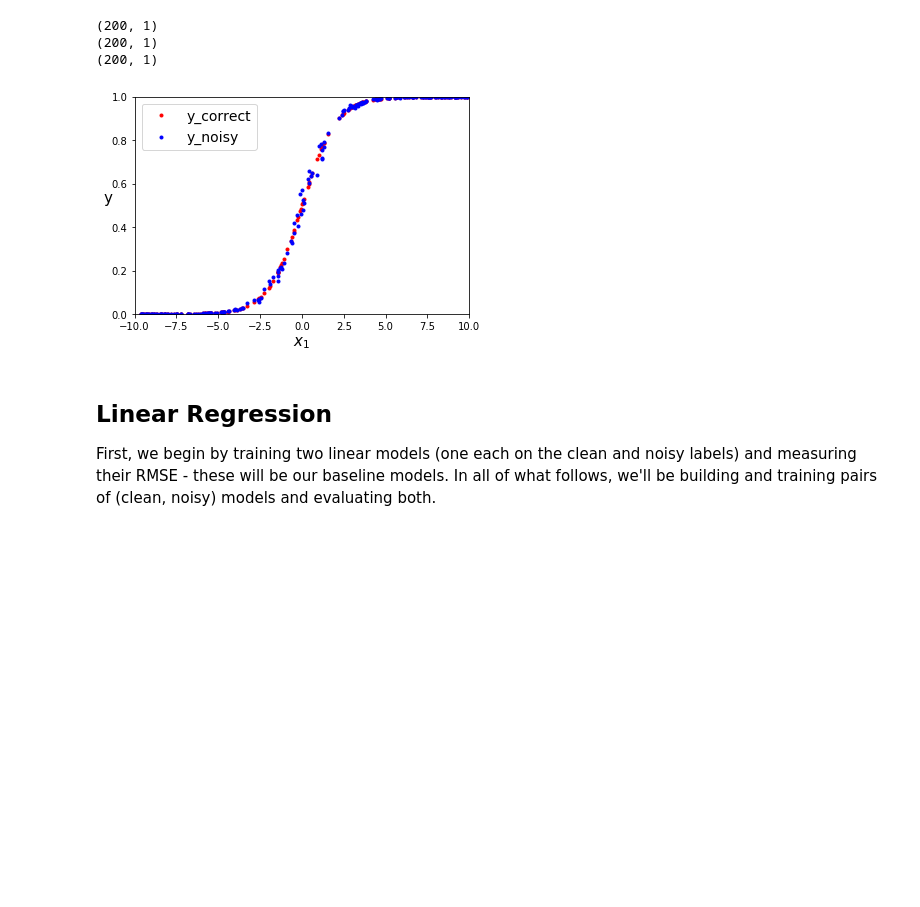
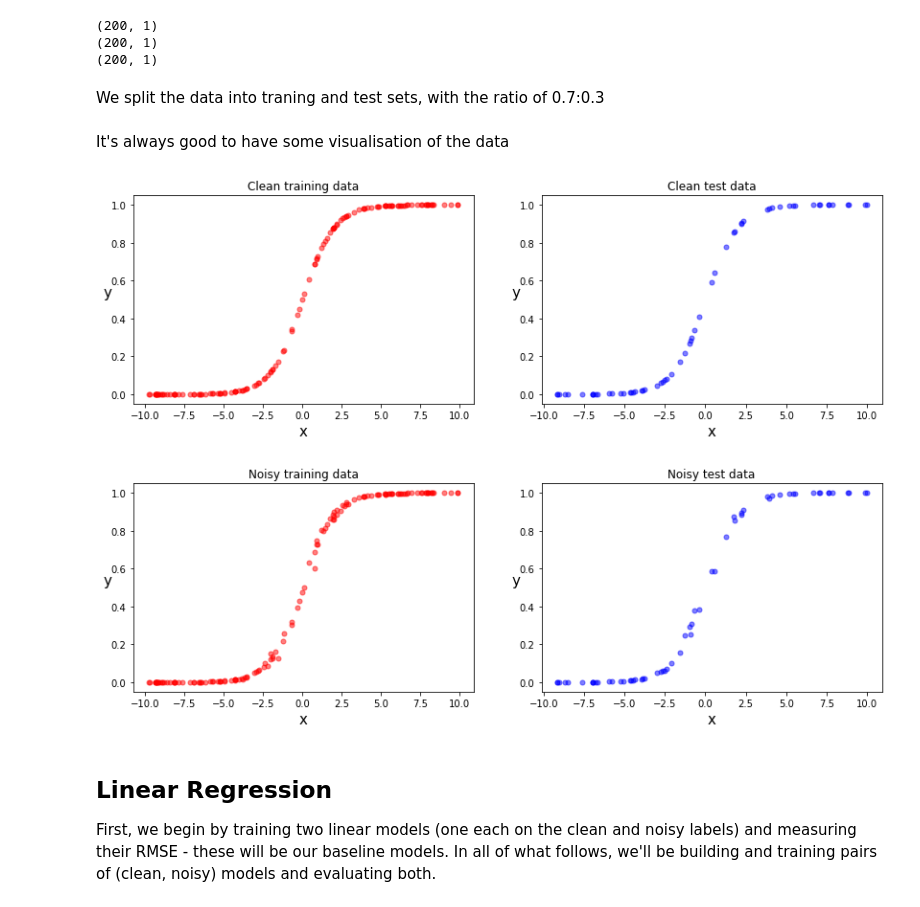
Before and after one commit to NathanDang97/DSCI225-Applied-Machine-Learning, a Jupyter notebook: Lab3/Dang-lab3.ipynb, the cells around one changed output. Drawn from its saved outputs; the diff is of its cells as text; code cells hidden in the pictures; blank space fills up the shorter version.

```diff
--- a/Lab3/Dang-lab3.ipynb
+++ b/Lab3/Dang-lab3.ipynb
@@ -35,16 +37,33 @@ print(y_noisy.shape)
 (200, 1)
 (200, 1)
 (200, 1)
-# %%
-plt.plot(X, y_clean, "r.", linewidth=2, label="y_correct")
-plt.plot(X, y_noisy, "b.", linewidth=2, label="y_noisy")
-plt.xlabel("$x_1$", fontsize=15)
-plt.ylabel("y", rotation=0, fontsize=15)
-plt.legend(loc="upper left", fontsize=14)
-plt.axis([-10, 10, 0, 1])
-plt.show()
-# %% [output]
-[figure, removed]
+# %% [markdown]
+We split the data into traning and test sets, with the ratio of 0.7:0.3
+# %%
+X_clean_train, X_clean_test, y_clean_train, y_clean_test = train_test_split(X, y_clean, random_state=42, train_size=0.7)
+X_noisy_train, X_noisy_test, y_noisy_train, y_noisy_test = train_test_split(X, y_noisy, random_state=42, train_size=0.7)
+# %% [markdown]
+It's always good to have some visualisation of the data
+# %%
+def plot_data(X_train, y_train, X_test, y_test, title_train, title_test):
+    plt.figure(figsize=(14, 4))
+    plt.subplot(121)
+    plt.plot(X_train, y_train, 'r.', markersize=10, alpha=0.5)
+    plt.xlabel("x", fontsize=15)
+    plt.ylabel("y", rotation=0, fontsize=15)
+    plt.title(title_train)
+
+    plt.subplot(122)
+    plt.plot(X_test, y_test, 'b.', markersize=10, alpha=0.5)
+    plt.xlabel("x", fontsize=15)
+    plt.ylabel("y", rotation=0, fontsize=15)
+    plt.title(title_test)
+# %%
+plot_data(X_clean_train, y_clean_train, X_clean_test, y_clean_test, "Clean training data", "Clean test data")
+plot_data(X_noisy_train, y_noisy_train, X_noisy_test, y_noisy_test, "Noisy training data", "Noisy test data")
+# %% [output]
+[figure, added]
+[figure, added]
 # %% [markdown]
 ## Linear Regression
 
```
Also changed, not shown: parts of 59 cells of this notebook.
